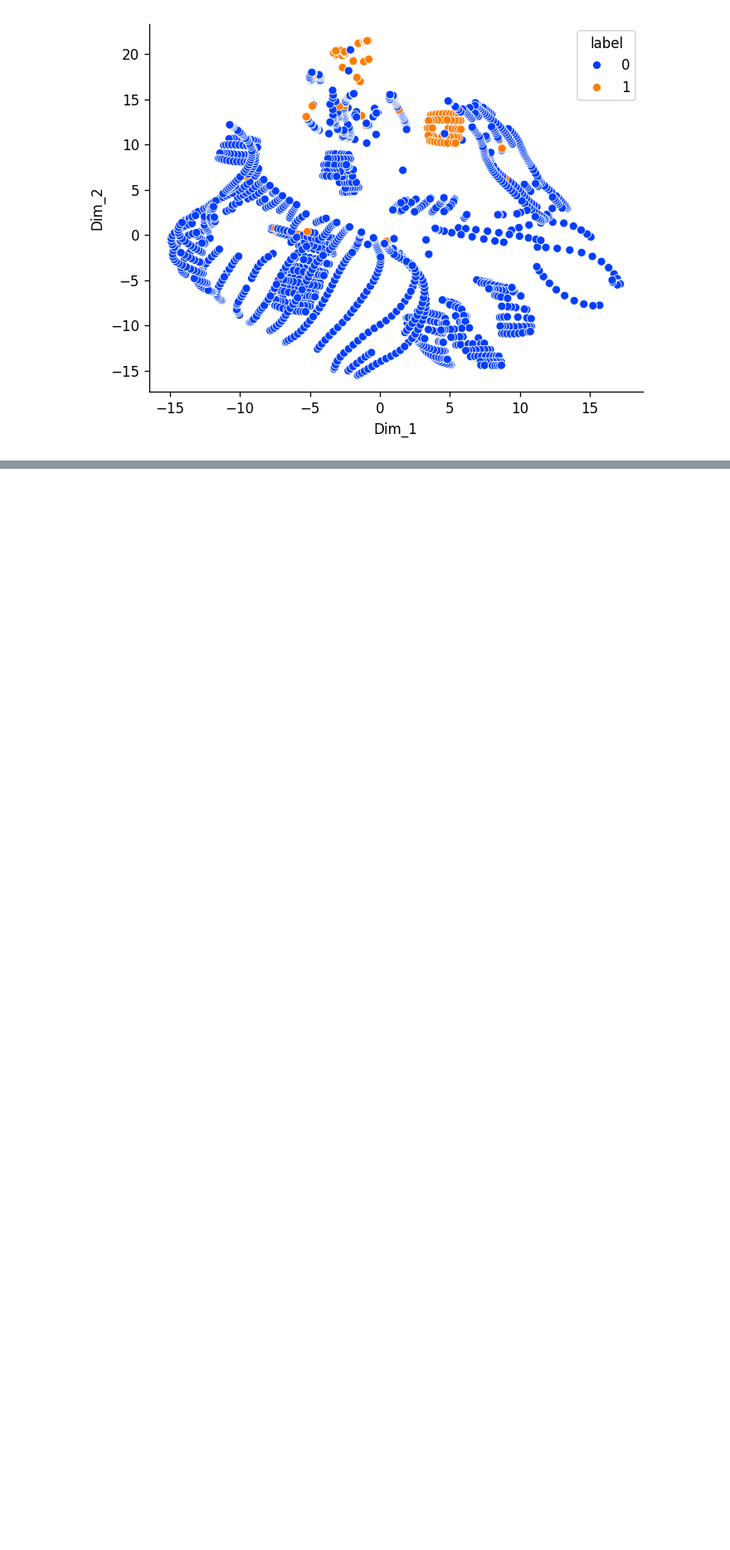
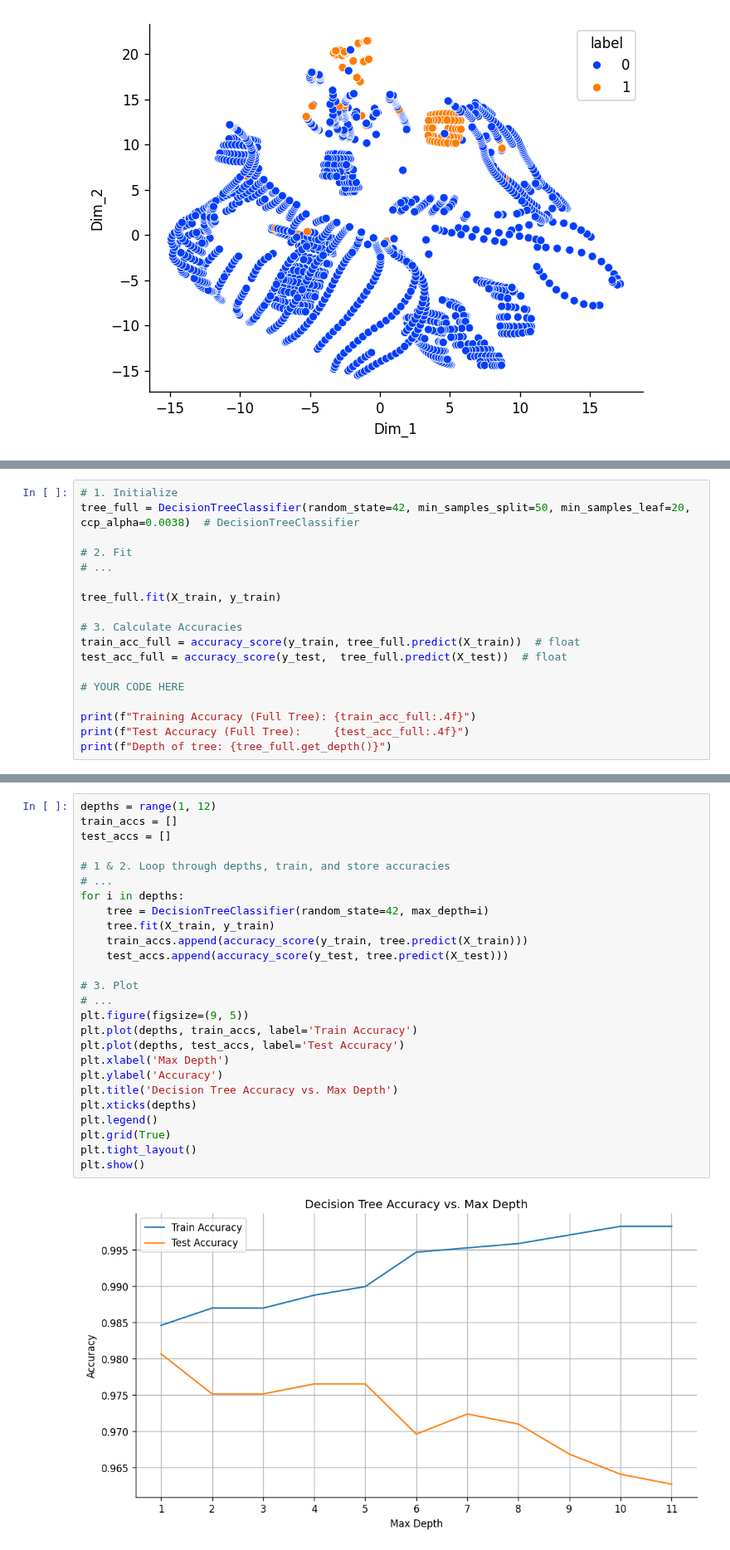
Before and after one commit to emmaabraham04/S26-CPSC4300-Final-Project, a Jupyter notebook: test.ipynb, the cells around one changed output, grey strips where cells are left out. Shown at 83% size. Cells and saved outputs as stored; diff of their text form; blank space fills up the shorter version.

```diff
--- a/test.ipynb
+++ b/test.ipynb
@@ -252,0 +268,18 @@ plt.show()
+# %%
+# 1. Initialize
+tree_full = DecisionTreeClassifier(random_state=42, min_samples_split=50, min_samples_leaf=20, ccp_alpha=0.0038)  # DecisionTreeClassifier
+
+# 2. Fit
+# ...
+
+tree_full.fit(X_train, y_train)
+
+# 3. Calculate Accuracies
+train_acc_full = accuracy_score(y_train, tree_full.predict(X_train))  # float
+test_acc_full = accuracy_score(y_test,  tree_full.predict(X_test))  # float
+
+# YOUR CODE HERE
+
+print(f"Training Accuracy (Full Tree): {train_acc_full:.4f}")
+print(f"Test Accuracy (Full Tree):     {test_acc_full:.4f}")
+print(f"Depth of tree: {tree_full.get_depth()}")
@@ -252,0 +290,28 @@ plt.show()
+# %%
+depths = range(1, 12)
+train_accs = []
+test_accs = []
+
+# 1 & 2. Loop through depths, train, and store accuracies
+# ...
+for i in depths:
+    tree = DecisionTreeClassifier(random_state=42, max_depth=i)
+    tree.fit(X_train, y_train)
+    train_accs.append(accuracy_score(y_train, tree.predict(X_train)))
+    test_accs.append(accuracy_score(y_test, tree.predict(X_test)))
+
+# 3. Plot
+# ...
+plt.figure(figsize=(9, 5))
+plt.plot(depths, train_accs, label='Train Accuracy')
+plt.plot(depths, test_accs, label='Test Accuracy')
+plt.xlabel('Max Depth')
+plt.ylabel('Accuracy')
+plt.title('Decision Tree Accuracy vs. Max Depth')
+plt.xticks(depths)
+plt.legend()
+plt.grid(True)
+plt.tight_layout()
+plt.show()
+# %% [output]
+[figure, added]
```
Also changed, not shown: parts of 26 cells of this notebook, 2 other files.
